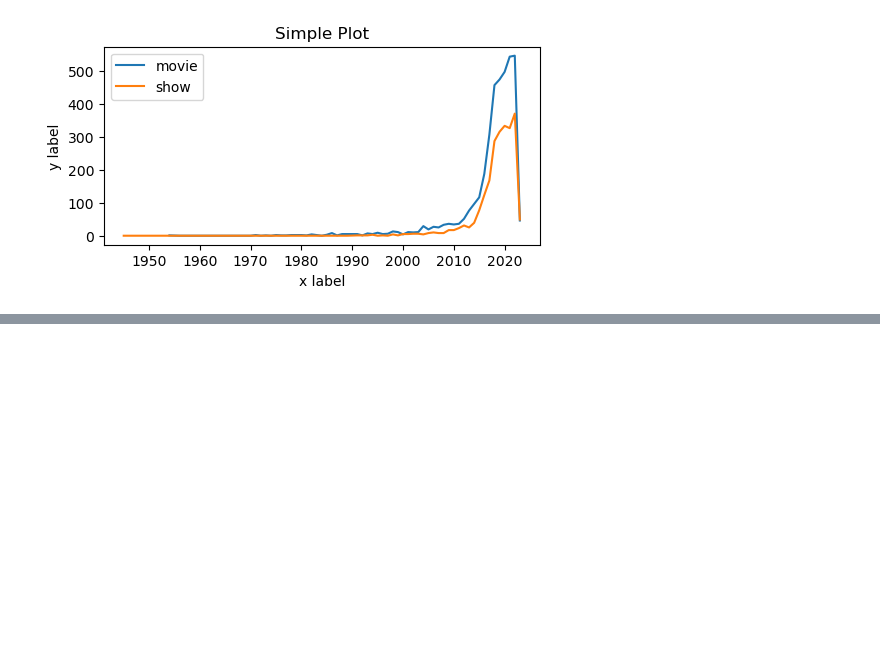
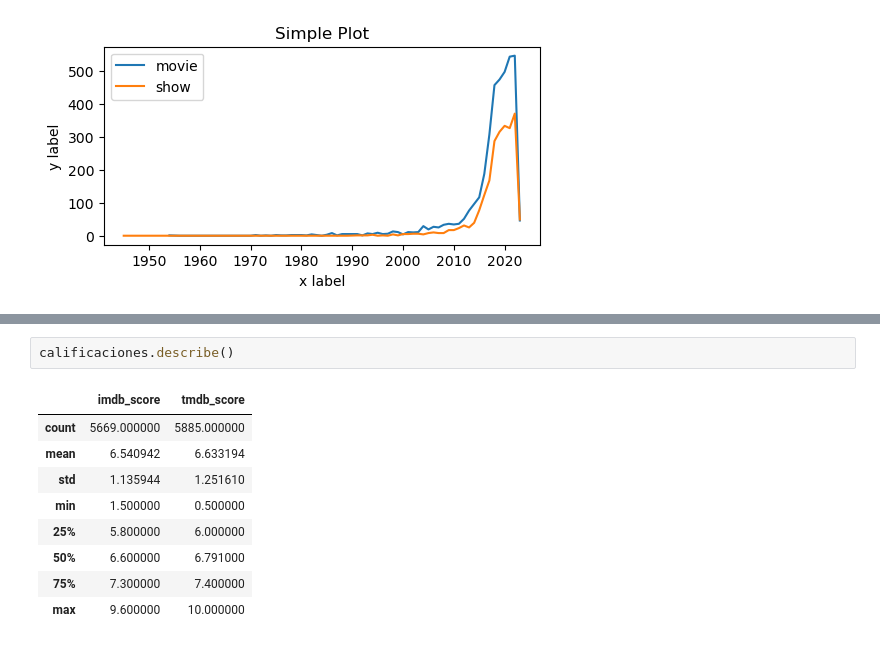
Before and after one commit to Ftagliavini/DataScience, a Jupyter notebook: Tagliavini-desafio02.ver02.ipynb, the cells around one changed output, grey strips where cells are left out. Cells and saved outputs as stored; diff of their text form; blank space fills up the shorter version.

```diff
--- a/Tagliavini-desafio02.ver02.ipynb
+++ b/Tagliavini-desafio02.ver02.ipynb
@@ -235,0 +288,12 @@ plt.legend()
+# %%
+calificaciones.describe()
+# %% [output]
+|  | imdb_score | tmdb_score |
+| count | 5669.000000 | 5885.000000 |
+| mean | 6.540942 | 6.633194 |
+| std | 1.135944 | 1.251610 |
+| min | 1.500000 | 0.500000 |
+| 25% | 5.800000 | 6.000000 |
+| 50% | 6.600000 | 6.791000 |
+| 75% | 7.300000 | 7.400000 |
+| max | 9.600000 | 10.000000 |
```
Also changed, not shown: parts of 11 cells of this notebook.
